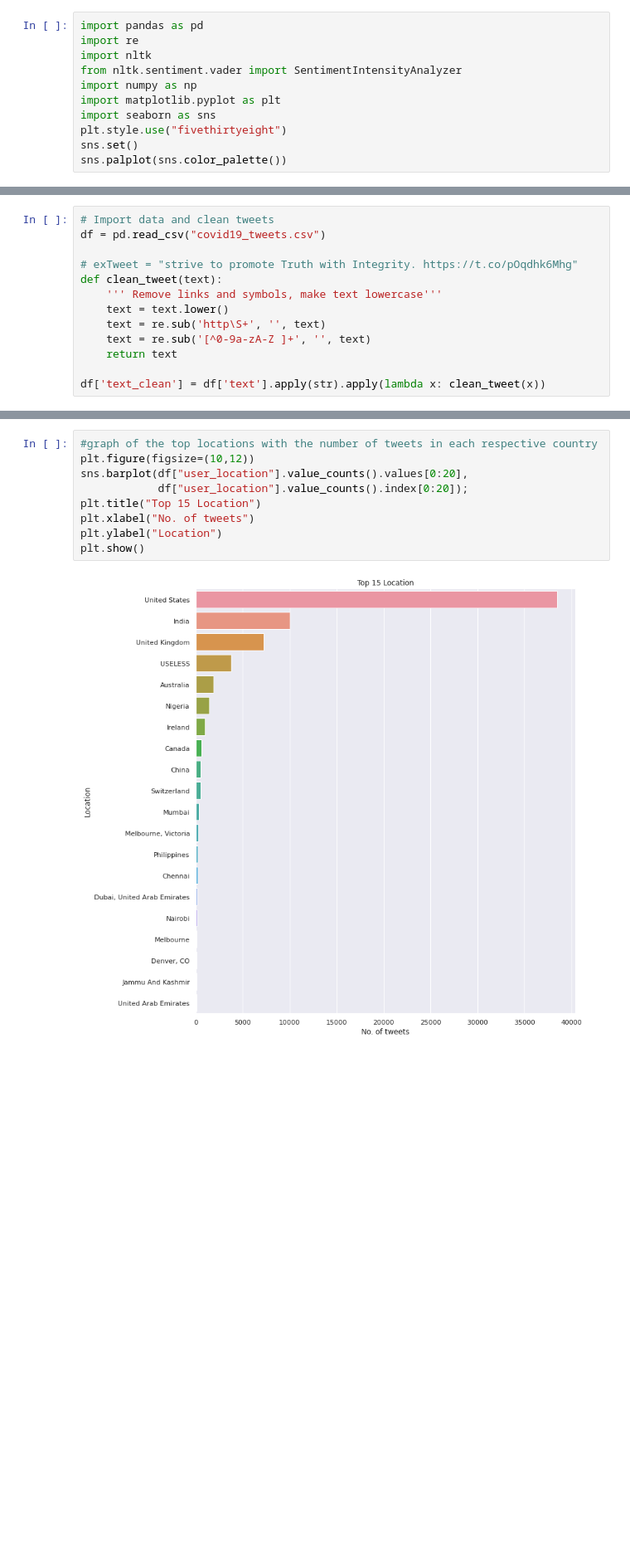
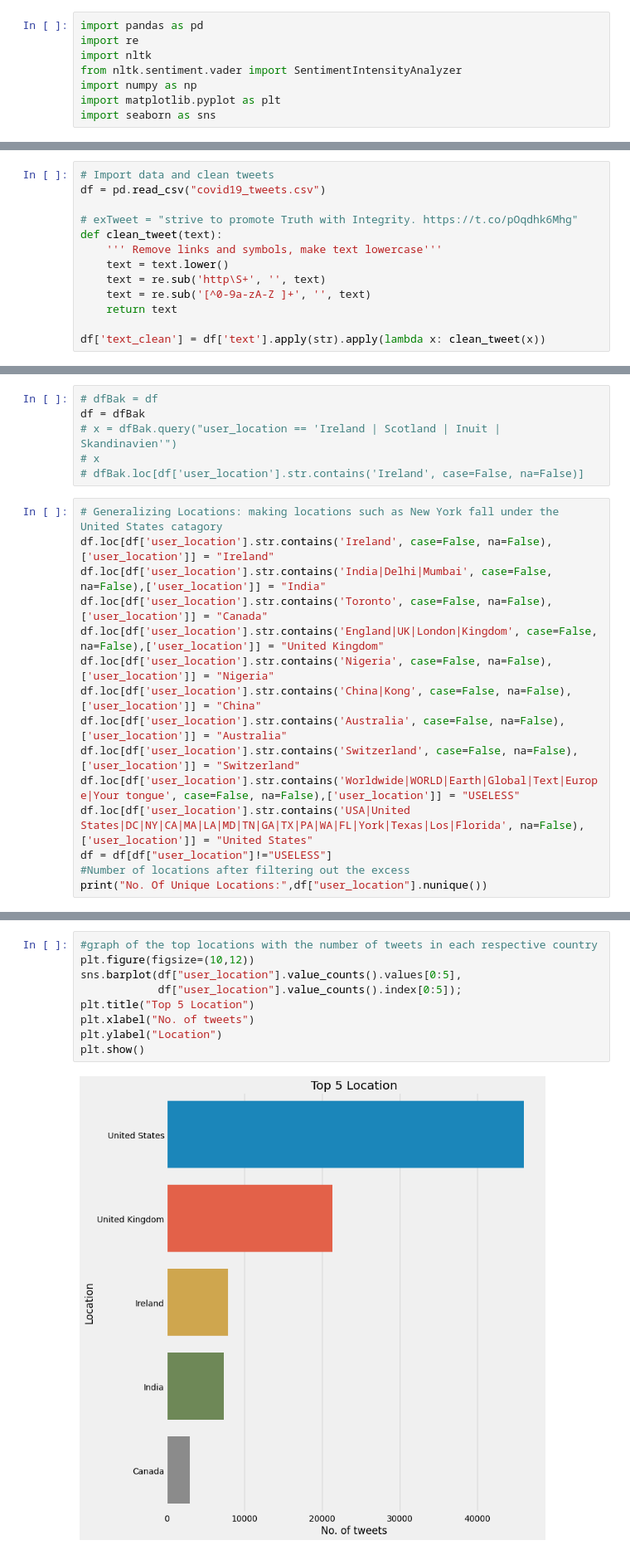
Before and after one commit to cvantassel/PolicyPrediction, a Jupyter notebook: PolicyPrediction.ipynb, the cells around one changed output, grey strips where cells are left out. Shown at 83% size. Cells and saved outputs as stored; diff of their text form; blank space fills up the shorter version.

Commit message:
Added location graphs

```diff
--- a/PolicyPrediction.ipynb
+++ b/PolicyPrediction.ipynb
@@ -6,6 +6,3 @@ from nltk.sentiment.vader import SentimentIntensityAnalyzer
 import numpy as np
 import matplotlib.pyplot as plt
 import seaborn as sns
-plt.style.use("fivethirtyeight")
-sns.set()
-sns.palplot(sns.color_palette())
@@ -95,0 +75,21 @@ No. Of Unique Locations: 9533
+# %%
+# dfBak = df
+df = dfBak
+# x = dfBak.query("user_location == 'Ireland | Scotland | Inuit | Skandinavien'")
+# x
+# dfBak.loc[df['user_location'].str.contains('Ireland', case=False, na=False)]
+# %%
+# Generalizing Locations: making locations such as New York fall under the United States catagory
+df.loc[df['user_location'].str.contains('Ireland', case=False, na=False),['user_location']] = "Ireland"
+df.loc[df['user_location'].str.contains('India|Delhi|Mumbai', case=False, na=False),['user_location']] = "India"
+df.loc[df['user_location'].str.contains('Toronto', case=False, na=False),['user_location']] = "Canada"
+df.loc[df['user_location'].str.contains('England|UK|London|Kingdom', case=False, na=False),['user_location']] = "United Kingdom"
+df.loc[df['user_location'].str.contains('Nigeria', case=False, na=False),['user_location']] = "Nigeria"
+df.loc[df['user_location'].str.contains('China|Kong', case=False, na=False),['user_location']] = "China"
+df.loc[df['user_location'].str.contains('Australia', case=False, na=False),['user_location']] = "Australia"
+df.loc[df['user_location'].str.contains('Switzerland', case=False, na=False),['user_location']] = "Switzerland"
+df.loc[df['user_location'].str.contains('Worldwide|WORLD|Earth|Global|Text|Europe|Your tongue', case=False, na=False),['user_location']] = "USELESS"
+df.loc[df['user_location'].str.contains('USA|United States|DC|NY|CA|MA|LA|MD|TN|GA|TX|PA|WA|FL|York|Texas|Los|Florida', na=False),['user_location']] = "United States"
+df = df[df["user_location"]!="USELESS"]
+#Number of locations after filtering out the excess
+print("No. Of Unique Locations:",df["user_location"].nunique())
@@ -96,11 +103,11 @@ No. Of Unique Locations: 9533
 # %%
 #graph of the top locations with the number of tweets in each respective country
 plt.figure(figsize=(10,12))
-sns.barplot(df["user_location"].value_counts().values[0:20],
-            df["user_location"].value_counts().index[0:20]);
-plt.title("Top 15 Location")
+sns.barplot(df["user_location"].value_counts().values[0:5],
+            df["user_location"].value_counts().index[0:5]);
+plt.title("Top 5 Location")
 plt.xlabel("No. of tweets")
 plt.ylabel("Location")
 plt.show()
 # %% [output]
-[figure, old version]
+[figure, new version]
```
Also changed, not shown: parts of 17 cells of this notebook.
